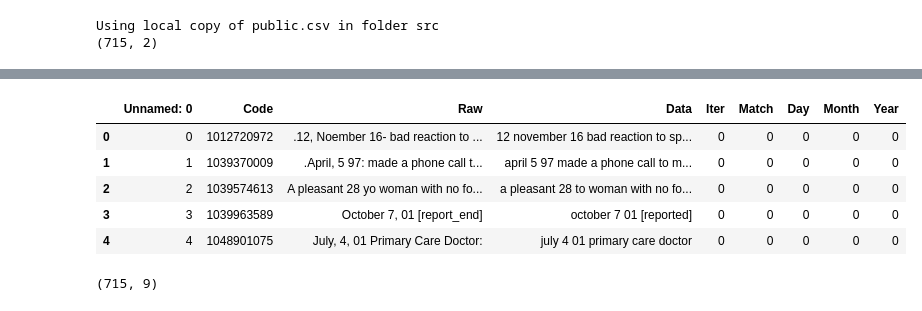
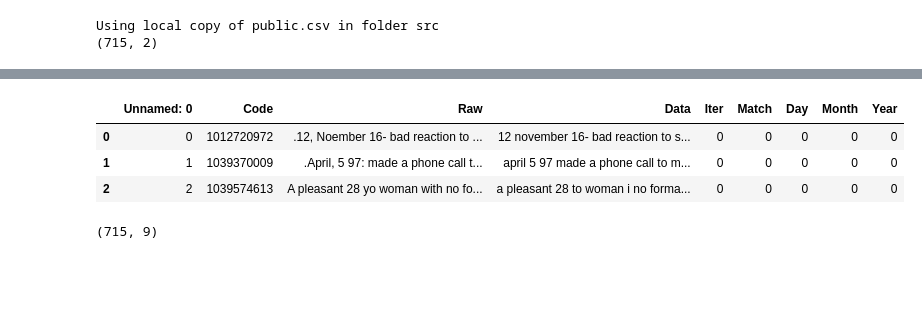
Before and after one commit to Esedicol/Data-Mining, a Jupyter notebook: DATE_MINING/01-Model.ipynb, the cells around one changed output, grey strips where cells are left out. Cells and saved outputs as stored; diff of their text form; code cells hidden in the pictures; blank space fills up the shorter version.

```diff
--- a/DATE_MINING/01-Model.ipynb
+++ b/DATE_MINING/01-Model.ipynb
@@ -83,12 +140,10 @@ if DEBUG:
 # %%
 df = pd.read_csv("src/clean_data.csv")
-display(df.head())
+display(df.head(3))
 print(df.shape)
 # %% [output]
 |  | Unnamed: 0 | Code | Raw | Data | Iter | Match | Day | Month | Year |
-| 0 | 0 | 1012720972 | .12, Noember 16- bad reaction to ... | 12 november 16 bad reaction to sp... | 0 | 0 | 0 | 0 | 0 |
+| 0 | 0 | 1012720972 | .12, Noember 16- bad reaction to ... | 12 november 16- bad reaction to s... | 0 | 0 | 0 | 0 | 0 |
 | 1 | 1 | 1039370009 | .April, 5 97: made a phone call t... | april 5 97 made a phone call to m... | 0 | 0 | 0 | 0 | 0 |
-| 2 | 2 | 1039574613 | A pleasant 28 yo woman with no fo... | a pleasant 28 to woman with no fo... | 0 | 0 | 0 | 0 | 0 |
-| 3 | 3 | 1039963589 | October 7, 01 [report_end] | october 7 01 [reported] | 0 | 0 | 0 | 0 | 0 |
-| 4 | 4 | 1048901075 | July, 4, 01 Primary Care Doctor: | july 4 01 primary care doctor | 0 | 0 | 0 | 0 | 0 |
+| 2 | 2 | 1039574613 | A pleasant 28 yo woman with no fo... | a pleasant 28 to woman i no forma... | 0 | 0 | 0 | 0 | 0 |
 (715, 9)
```
Also changed, not shown: parts of 13 cells of this notebook, 1 other file.
